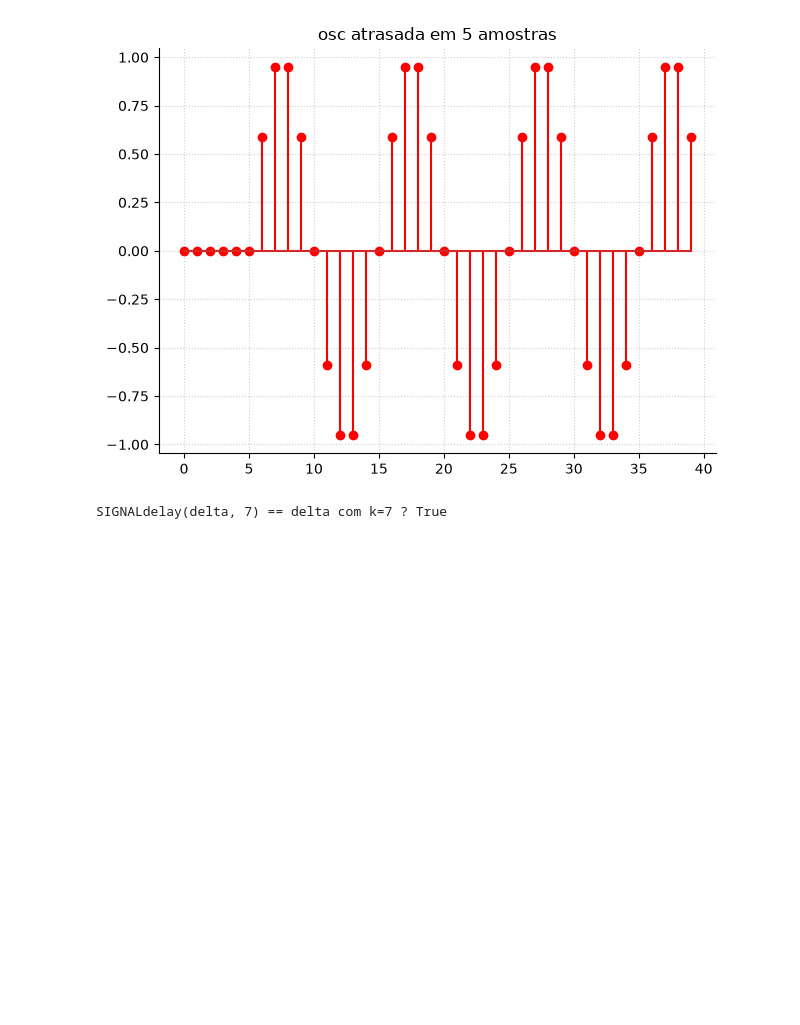
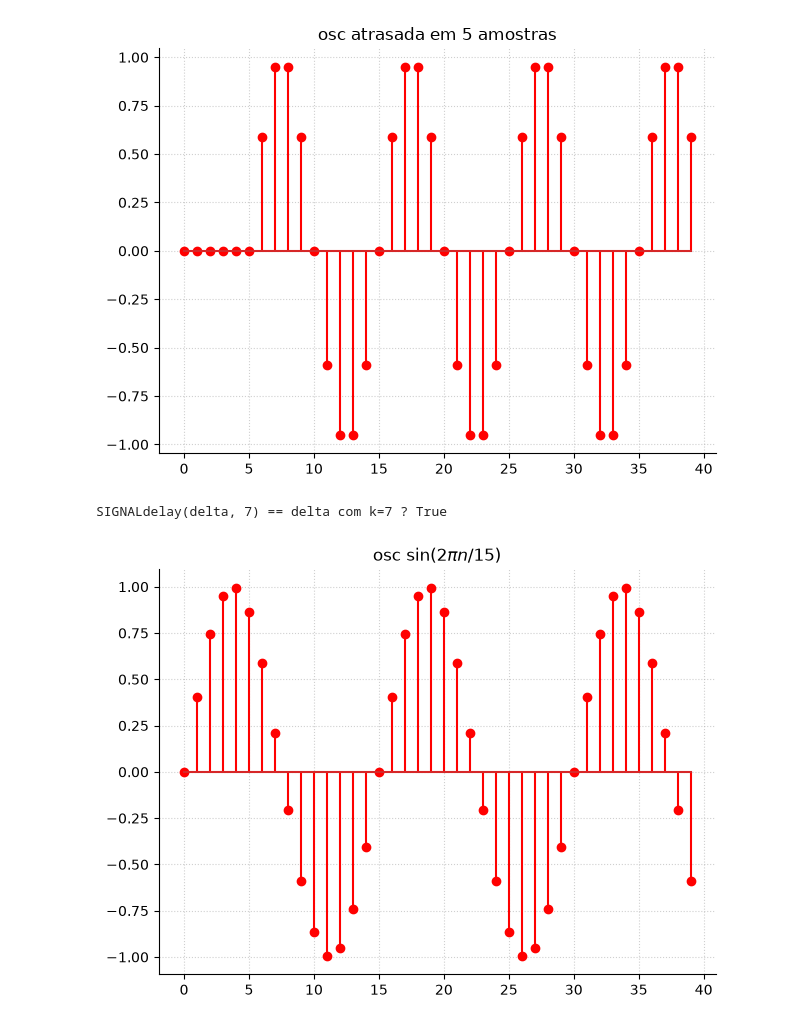
Before and after one commit to Murilo-Uchoa/laboratorio, a Jupyter notebook: le03_discrete-time-signals/le03_basic-signal-library.ipynb, the cells around one changed output. Drawn from its saved outputs; the diff is of its cells as text; code cells hidden in the pictures; blank space fills up the shorter version.

```diff
--- a/le03_discrete-time-signals/le03_basic-signal-library.ipynb
+++ b/le03_discrete-time-signals/le03_basic-signal-library.ipynb
@@ -302,3 +302,7 @@ print('SIGNALdelay(delta, 7) == delta com k=7 ?',
 [figure]
 [figure]
 SIGNALdelay(delta, 7) == delta com k=7 ? True
+# %%
+SIGNALplot(SIGNALgenerate(40, 'osc',   P=15),       r'osc $\sin(2\pi n/15)$')
+# %% [output]
+[figure, added]
```
Also changed, not shown: parts of 6 cells of this notebook.
